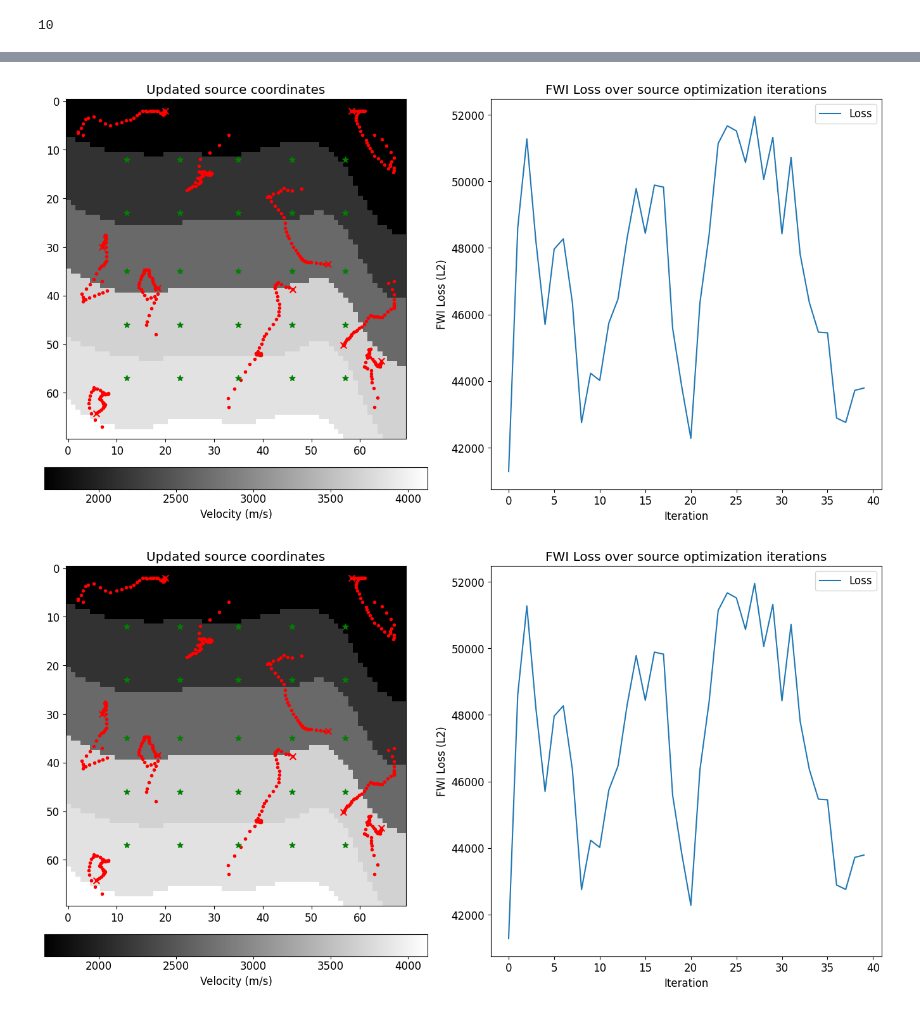
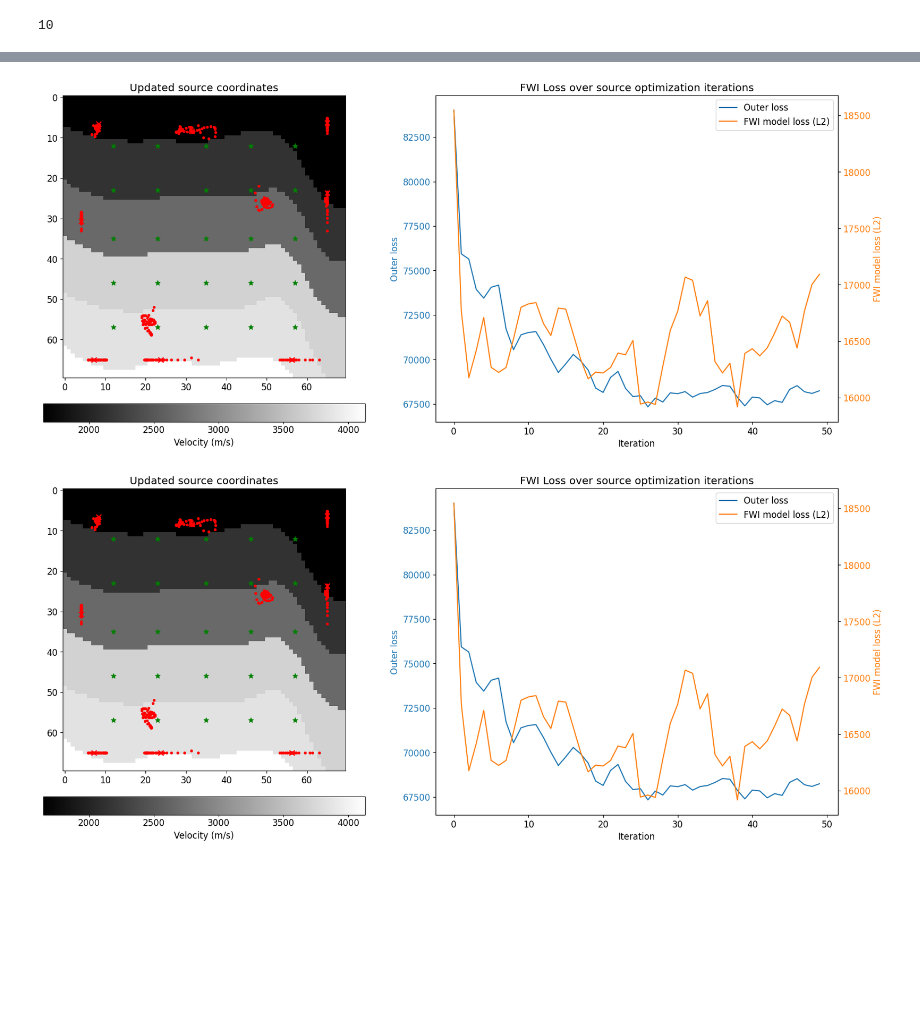
Before and after one commit to armercier/Hybrid-OED, a Jupyter notebook: src/scripts/test_case_illumination.ipynb, the cells around one changed output, grey strips where cells are left out. Saved outputs shown, nothing was run; the diff lists cells and outputs as text; code cells hidden in the pictures; blank space fills up the shorter version.

```diff
--- a/src/scripts/test_case_illumination.ipynb
+++ b/src/scripts/test_case_illumination.ipynb
@@ -5,7 +5,7 @@ import os
 
 ###############################################################################
 # Decide on CPU or GPU here
-use_gpu = False  # Set to False if you want CPU only
+use_gpu = True  # Set to False if you want CPU only
 ###############################################################################
 
 if use_gpu:
@@ -431,13 +433,13 @@ def outer_loss(args):
         )
         return p_rec
 
-    p_pred = vmap(simulate_rec)(ref_source_positions_modif)
-    simulate_for_source_actual_model = lambda source_i: acoustic2D_pml_minmem(true_model, density, source_i, f0, dx, dy, dt_ben, n_steps_forward, receiver_is_modif, pml_width=pml_width, output_wavefield=True)
-    ref_data, _ = vmap(simulate_for_source_actual_model)(ref_source_positions_modif)
+    # p_pred = vmap(simulate_rec)(ref_source_positions_modif)
+    # simulate_for_source_actual_model = lambda source_i: acoustic2D_pml_minmem(true_model, density, source_i, f0, dx, dy, dt_ben, n_steps_forward, receiver_is_modif, pml_width=pml_width, output_wavefield=True)
+    # ref_data, _ = vmap(simulate_for_source_actual_model)(ref_source_positions_modif)
 
     # fwi_loss = jnp.linalg.norm((inverted_model - true_model), ord=1)
-    # fwi_loss = jnp.mean((inverted_model - true_model) ** 2)
-    data_loss = jnp.mean((p_pred - ref_data) ** 2)
+    fwi_loss = jnp.mean((inverted_model - true_model) ** 2)
+    # data_loss = jnp.mean((p_pred - ref_data) ** 2)
 
     # fwi_loss = lossval
 
@@ -445,7 +447,5 @@ def outer_loss(args):
 
 
     # return -(singular_loss) + params["regularisation_loss"]*regularization_loss + params["norm_loss"]*norm_loss + params["top_k_loss"]*top_k_loss
-    # return fwi_loss #+ fcn_params["regularisation_loss"]*regularization_loss + fcn_params["norm_loss"]*norm_loss
-    return data_loss
-
-# loss_and_grad_fn = eqx.filter_value_and_grad(differentiable_loss_fn)
+    return fwi_loss #+ fcn_params["regularisation_loss"]*regularization_loss + fcn_params["norm_loss"]*norm_loss
+    # return data_loss
@@ -477,7 +582,7 @@ def outer_step(fargs, state):
 fargs = source_modif
 outer_optimiser = optax.adam(learning_rate=2.0)
 opt_state = outer_optimiser.init(eqx.filter(fargs, eqx.is_array))
-n_steps_outer = 40
+n_steps_outer = 50
 # %%
 font_size = 12
 plt.rcParams.update({'font.size': font_size})
@@ -488,12 +593,18 @@ from IPython.display import display, clear_output
 import time
 
 # --- Figure with horizontal colorbar under the LEFT plot ---
-fig = plt.figure(figsize=(14, 7), layout="constrained")
+fig = plt.figure(figsize=(16, 7), layout="constrained")
 axs = fig.subplot_mosaic(
     [["left", "right"],
      ["cbar", "right"]],
     width_ratios=[0.8, 1],
     height_ratios=[1, 0.065],   # adjust (e.g., 0.08–0.12) if you want a thinner/thicker cbar
+)
+fig.set_constrained_layout_pads(
+    w_pad=2/72,   # outer horizontal padding (inches)
+    h_pad=2/72,   # outer vertical padding
+    wspace=0.15,  # extra space between left/right panels
+    hspace=0.02
 )
 
 ax1  = axs["left"]
@@ -510,12 +621,22 @@ cbar = fig.colorbar(im, cax=cax, orientation="horizontal", label="Velocity (m/s)
 cbar.ax.tick_params(length=3, pad=2)
 ax1.set_title("Updated source coordinates")
 
-# Persistent loss line
-(line_loss,) = ax2.plot([], [], label="Loss")
+# Persistent loss lines (two y-axes)
+(line_loss,) = ax2.plot([], [], label="Outer loss", color="tab:blue")
 ax2.set_title("FWI Loss over source optimization iterations")
 ax2.set_xlabel("Iteration")
-ax2.set_ylabel("FWI Loss (L2)")
-ax2.legend()
+ax2.set_ylabel("Outer loss", color="tab:blue")
+ax2.tick_params(axis="y", labelcolor="tab:blue")
+
+ax2b = ax2.twinx()
+(line_fwi,) = ax2b.plot([], [], label="FWI model loss (L2)", color="tab:orange")
+ax2b.set_ylabel("FWI model loss (L2)", color="tab:orange")
+ax2b.tick_params(axis="y", labelcolor="tab:orange")
+
+# Combined legend
+h1, l1 = ax2.get_legend_handles_labels()
+h2, l2 = ax2b.get_legend_handles_labels()
+ax2.legend(h1 + h2, l1 + l2, loc="upper right")
 
 lossvals = []
 fwi_loss_vals = []
@@ -537,41 +658,46 @@ for i in range(n_steps_outer):
     print(f"Step {i}, Loss: {lossval}, Time: {time.time() - tic:.3f}s")
 
     inverted_model = fwi(fargs)
-    fwi_loss = jnp.mean((inverted_model - true_model) ** 2)
+    # remove the pml from the mdoel for the loss calculation
+    inverted_model_no_pml = inverted_model[pml_width:-pml_width, pml_width:-pml_width]
+    true_model_no_pml = true_model[pml_width:-pml_width, pml_width:-pml_width]
+    fwi_loss = jnp.mean((inverted_model_no_pml - true_model_no_pml) ** 2)
     fwi_loss_vals.append(fwi_loss)
 
 
     source_trajectories.append(fargs)
     receiver_trajectories.append(receiver_is_modif)
 
     # Update overlays on the left (image & colorbar persist)
     clear_overlays(ax1)
     for traj in source_trajectories:
         ax1.scatter(*traj.T[::-1], s=35, marker='.', color='r')
     for rec in receiver_is_modif:
         ax1.scatter(*rec.T[::-1], s=45, marker='*', color='g')
     for src in fargs:
         ax1.scatter(*src.T[::-1], s=50, marker='x', color='r')
 
     # Update loss line (axes stays square due to box aspect)
-    x = np.arange(len(lossvals))
-    # line_loss.set_data(x, lossvals)
-    line_loss.set_data(x,fwi_loss_vals)
+    line_fwi.set_data(range(len(fwi_loss_vals)), fwi_loss_vals)
+    line_loss.set_data(range(len(lossvals)), lossvals)
+
     ax2.relim()
+    ax2b.relim()
     ax2.autoscale_view()
+    ax2b.autoscale_view()
 
     clear_output(wait=True)
     display(fig)
     fig.canvas.draw_idle()
-    fig.savefig(f"opti_movie/step_{i}.png")  # keep default bbox to preserve layout
+    # fig.savefig(f"opti_movie/step_{i}.png")  # keep default bbox to preserve layout
 
 plt.show()
 print("Final Loss:", lossvals[-1])
 
 # Save results
-np.save('source_trajectories.npy', np.array(source_trajectories, dtype=object))
-np.save('receiver_trajectories.npy', np.array(receiver_trajectories, dtype=object))
-np.save('lossvals.npy', np.array(lossvals))
+# np.save('source_trajectories.npy', np.array(source_trajectories, dtype=object))
+# np.save('receiver_trajectories.npy', np.array(receiver_trajectories, dtype=object))
+# np.save('lossvals.npy', np.array(lossvals))
 # %% [output]
-[figure, old version]
+[figure, new version]
-[figure, old version]
+[figure, new version]
```
Also changed, not shown: parts of 13 cells of this notebook, 5 other files.
